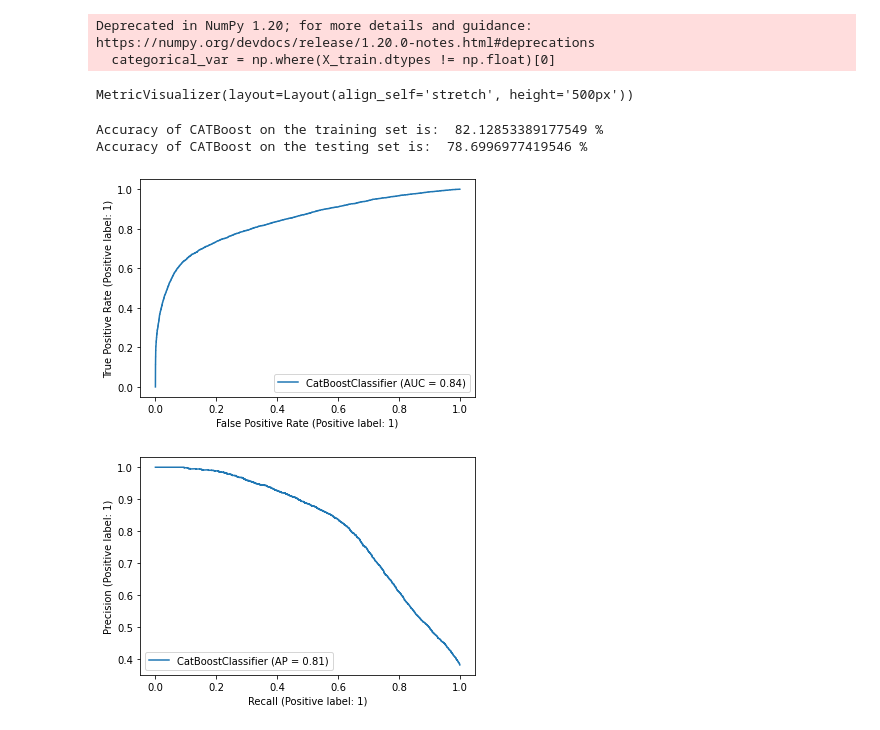
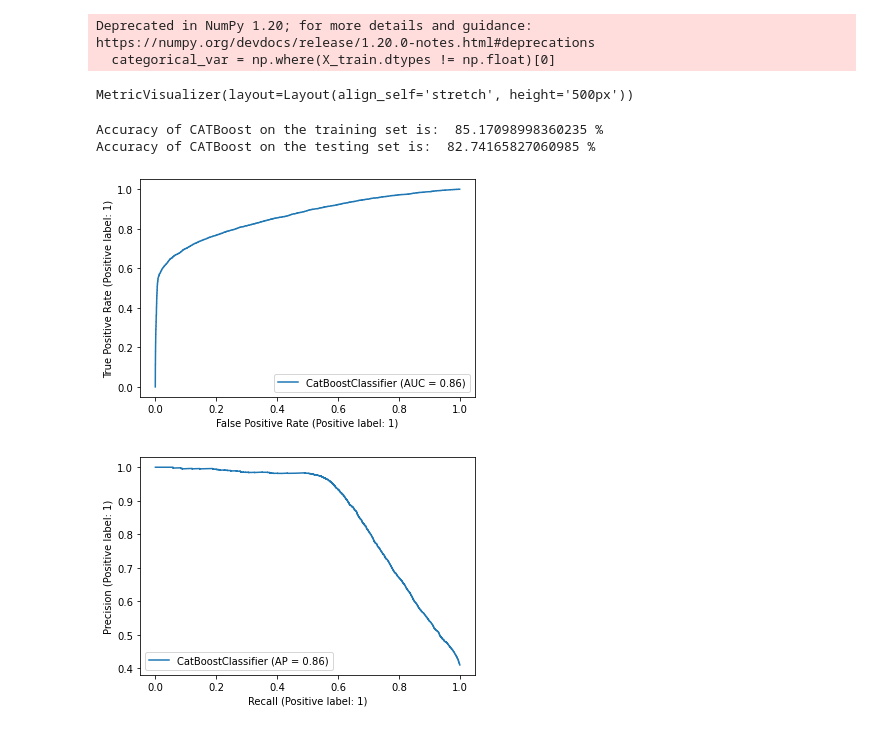
Before and after one commit to acremins1/ML-Final-Project, a Jupyter notebook: CATBoost Model.ipynb, the cells around one changed output. Drawn from its saved outputs; the diff is of its cells as text; code cells hidden in the pictures.

```diff
--- a/CATBoost Model.ipynb
+++ b/CATBoost Model.ipynb
@@ -85,5 +70,5 @@ fig = PrecisionRecallDisplay.from_estimator(clf, X_test, y_test)
 # %%
-#Code Block - Class Weights 2:1
+#Code Block - Class Weights 1:1
 #Read in the train and test data
 train_data = pd.read_csv('train.csv')
 test_data = pd.read_csv('test.csv')
@@ -107,39 +92,39 @@ from catboost import CatBoostClassifier
 #Make the CATBoost Classifer with 5000 iterations and a learning rate of .1
 clf = CatBoostClassifier(
     iterations=5000,
     loss_function='Logloss',
-    class_weights={0:1,1:2}
+    random_state = 1
 )
 #Fit the model on X_train, y_train, and make a plot of it
 clf.fit(X_train, y_train, cat_features = categorical_var,verbose=False, plot = True)
 
 #Import accuracy score
 from sklearn.metrics import accuracy_score
 
 #Test the accuracy of the model
 #predict the target on the train dataset
 predict_train = clf.predict(X_train)
 accuracy_train = accuracy_score(y_train, predict_train)
 print("Accuracy of CATBoost on the training set is: ", accuracy_train*100, "%")
 #Predict the target on the test dataset
 predict_test = clf.predict(X_test)
 accuracy_test = accuracy_score(y_test, predict_test)
 
 #Print the accuracy of the model
 print("Accuracy of CATBoost on the testing set is: ", accuracy_test*100, "%")
 from sklearn.metrics import (accuracy_score,roc_auc_score)
 
 #AUC - ROC
 plot = RocCurveDisplay.from_estimator(clf, X_test, y_test)
 # %% [output]
 Deprecated in NumPy 1.20; for more details and guidance: https://numpy.org/devdocs/release/1.20.0-notes.html#deprecations
   categorical_var = np.where(X_train.dtypes != np.float)[0]
 MetricVisualizer(layout=Layout(align_self='stretch', height='500px'))
-Accuracy of CATBoost on the training set is:  82.12853389177549 %
-Accuracy of CATBoost on the testing set is:  78.6996977419546 %
+Accuracy of CATBoost on the training set is:  85.17098998360235 %
+Accuracy of CATBoost on the testing set is:  82.74165827060985 %
-[figure, old version]
+[figure, new version]
 # %%
 #Precision Recall Curve
 fig = PrecisionRecallDisplay.from_estimator(clf, X_test, y_test)
 # %% [output]
-[figure, old version]
+[figure, new version]
```
Also changed, not shown: parts of 4 cells of this notebook.
